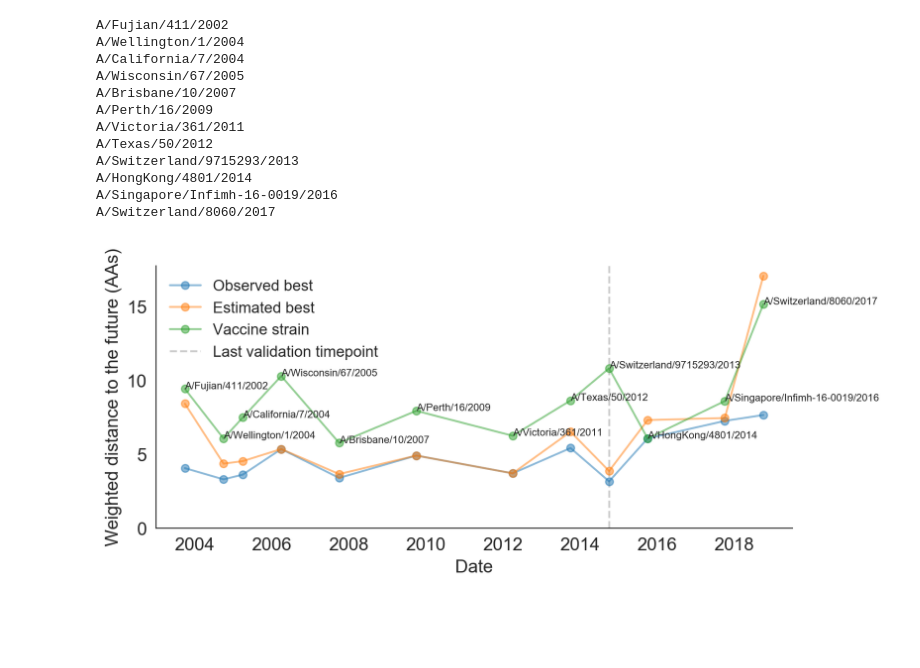
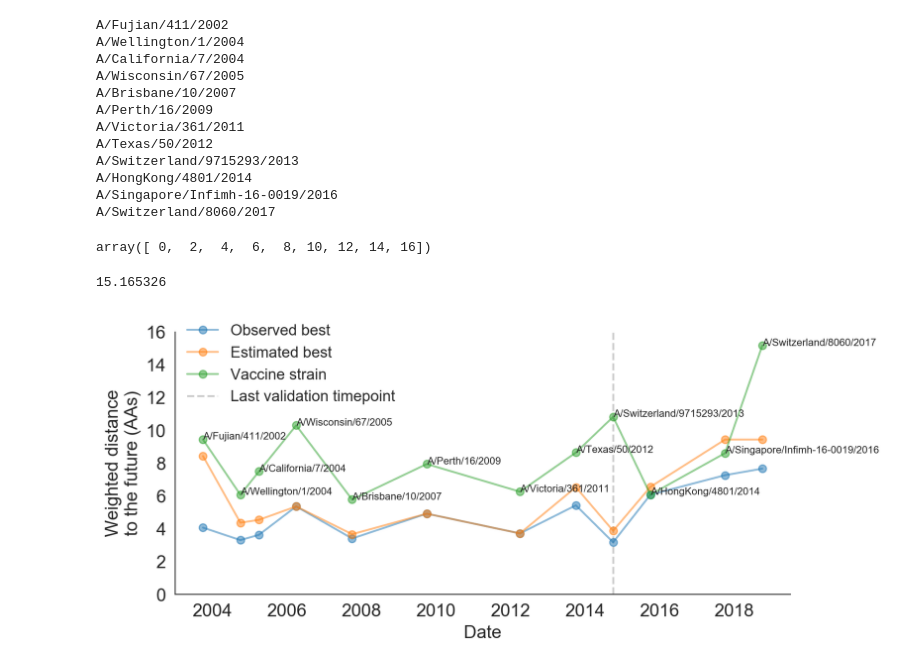
Before and after one commit to blab/flu-forecasting, a Jupyter notebook: analyses/2019-12-17-vaccine-strain-comparison.ipynb, the cells around one changed output. Drawn from its saved outputs; the diff is of its cells as text; code cells hidden in the pictures; blank space fills up the shorter version.

```diff
--- a/analyses/2019-12-17-vaccine-strain-comparison.ipynb
+++ b/analyses/2019-12-17-vaccine-strain-comparison.ipynb
@@ -376,6 +376,23 @@ A/Switzerland/9715293/2013
 A/HongKong/4801/2014
 A/Singapore/Infimh-16-0019/2016
 A/Switzerland/8060/2017
+# %%
+max_analysis_distance_to_future = closest_strains_with_vaccine_timepoints.loc[
+    :, ["weighted_distance_to_future_observed", "weighted_distance_to_future_estimated"]
+].max().max()
+
+max_vaccine_distance_to_future = vaccine_forecasts["vaccine_distance_to_future"].max()
+max_distance_to_future = max(max_analysis_distance_to_future, max_vaccine_distance_to_future)
+# %%
+distance_ticks = np.arange(int(np.ceil(max_distance_to_future)) + 2, step=2)
+# %%
+distance_ticks
+# %% [output]
+array([ 0,  2,  4,  6,  8, 10, 12, 14, 16])
+# %%
+vaccine_forecasts["vaccine_distance_to_future"].max()
+# %% [output]
+15.165326
 # %%
 fig, ax = plt.subplots(1, 1, figsize=(8, 4))
 strain_alpha=0.5
@@ -392,33 +409,38 @@ ax.plot(
 ax.plot(
     vaccine_forecasts["vaccine_timepoint"],
     vaccine_forecasts["vaccine_distance_to_future"],
     "o-", label="Vaccine strain", alpha=strain_alpha
 )
 
 for index, record in vaccine_forecasts.iterrows():
     ax.text(
         record["vaccine_timepoint"],
         record["vaccine_distance_to_future"],
         record["vaccine_strain"],
         fontsize=8
     )
 
 ax.axvline(
     validation_forecasts["timepoint"].max(),
     zorder=-10,
     alpha=0.2,
     color="#000000",
     linestyle="--",
     label="Last validation timepoint"
 )
 
-ax.legend(frameon=False)
+ax.legend(
+    loc=(0.01, 0.7),
+    frameon=False
+)
+
+ax.set_yticks(distance_ticks)
 
 ax.set_xlabel("Date")
-ax.set_ylabel("Weighted distance to the future (AAs)")
+ax.set_ylabel("Weighted distance\nto the future (AAs)")
 ax.set_ylim(bottom=0)
 
 plt.tight_layout()
 plt.savefig("../manuscript/figures/vaccine-comparison.png", bbox_inches="tight")
 # %% [output]
-[figure, old version]
+[figure, new version]
```
Also changed, not shown: parts of 6 cells of this notebook, 3 other files.
